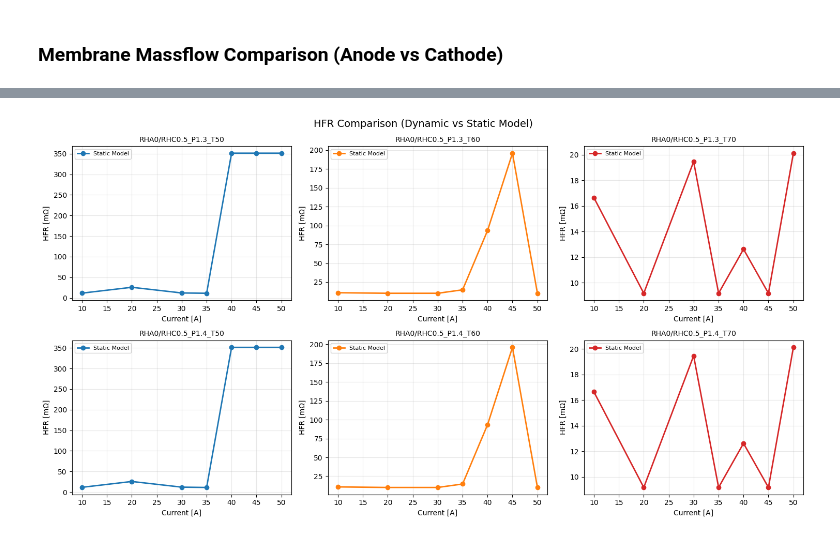
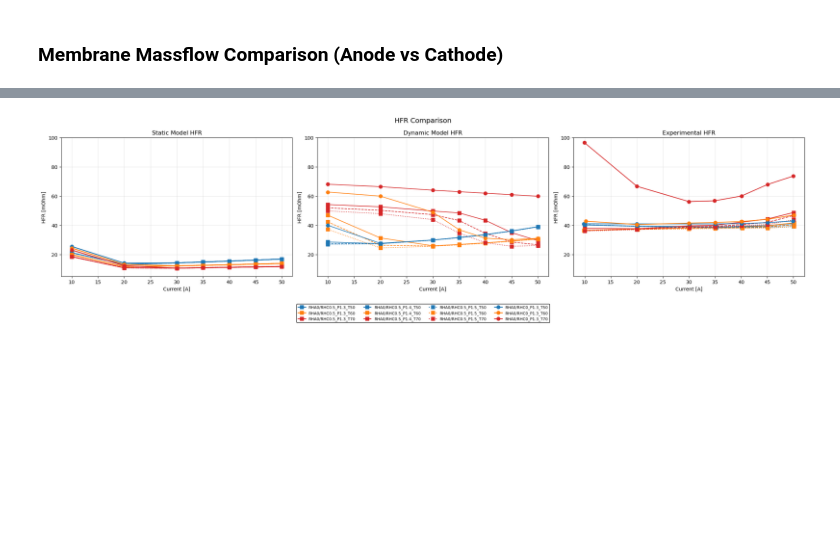
Before and after one commit to YuKwanH/DS-AlphaPEM, a Jupyter notebook: simulation/model/comparison/massflow.ipynb, the cells around one changed output, grey strips where cells are left out. Cells and saved outputs as stored; diff of their text form; code cells hidden in the pictures; blank space fills up the shorter version.

```diff
--- a/simulation/model/comparison/massflow.ipynb
+++ b/simulation/model/comparison/massflow.ipynb
@@ -17,6 +19,9 @@ from model.static import PEMFC_stat
 from model.coefficients import *
 from configuration.initialize import *
 from data.load_experiment import load_aux_data_exp
+
+hfr_path = project_root / "data" / "HFR.xlsx"
+xls = pd.ExcelFile(hfr_path)
 # %% [markdown]
 # Simulation report
 This manuscript is dedicated to compare the simulation result of massflow for dynamic and static model. The polarization curve was obtained by a static current profile
@@ -103,9 +108,10 @@ for RHC in [0, 0.5]:
                 # --------------- Steady-state Simulation  --------------- #
                 Wout_c = 10 + I_LOAD * 2.
                 Win_c = 1 + I_LOAD *2.5
+                Wout_a = 10 + I_LOAD * 3
                 operating_inputs_stat = {'Tfc': T_des + 273.15, 'Phi_a_des': 0, 'Phi_c_des': RHC,
                                                              'Pa_des': P_des * 1e5, 'Pc_des': P_des * 1e5,
-                                                             'Win_c': Win_c, 'Wout_c': Wout_c, 'Win_a': 0, 'Wout_a': 0.2}
+                                                             'Win_c': Win_c, 'Wout_c': Wout_c, 'Win_a': 0, 'Wout_a': Wout_a}
                 model = PEMFC_stat(parameters,operating_inputs_stat)
                 sol = model.solve(I_LOAD/parameters['Aact'])
                 # --------------- Log states for steady-state simulation  --------------- #
@@ -443,45 +462,69 @@ plt.show()
 # %%
-fig, axes = plt.subplots(2, 3, figsize=(15, 8))
-fig.suptitle("HFR Comparison (Dynamic vs Static Model)", fontsize=14)
-axes = axes.flatten()
+exp_hfr_by_cond = {}
+for sheet in xls.sheet_names:
+    df = pd.read_excel(hfr_path, sheet_name=sheet)
+    if ("I_LOAD" not in df.columns) or ("R" not in df.columns):
+        continue
 
-ax_idx = 0
+    m = re.match(r"T(\d+)_P(\d+)_HRC(\d+)", sheet)
+    if not m:
+        continue
+
+    t_val = int(m.group(1))
+    p_tag = int(m.group(2))
+    hrc_tag = int(m.group(3))
+    p_val = 1.0 + p_tag / 1000.0
+    rhc_val = hrc_tag / 100.0
+    cond_key = f"RHA0/RHC{rhc_val:g}_P{p_val:.1f}_T{t_val}"
+
+    x_exp = df["I_LOAD"].to_numpy(dtype=float)
+    y_exp = np.array([ast.literal_eval(v)[0] if isinstance(v, str) else v for v in df["R"]], dtype=float)
+    exp_hfr_by_cond[cond_key] = {"x": x_exp, "y": y_exp}
+
+fig, axes = plt.subplots(1, 3, figsize=(22, 6))
+fig.suptitle("HFR Comparison", fontsize=14)
+ax_static, ax_dynamic, ax_exp = axes
+
+handles, labels = [], []
 for key in sorted(dyn_log_all.keys()):
-    if ax_idx >= len(axes):
-        break
-
     props = get_plot_properties(key)
     states_stat = stat_log_all[key]["states"]
-    massflow_dyn = dyn_log_all[key]["massflow"]
+    states_dyn = dyn_log_all[key]["states"]
 
-    ax = axes[ax_idx]
+    hfr_static = np.array([states["Rohm"] / parameters["Aact"] * n_cell * 1e3 for states in states_stat], dtype=float)
+    hfr_dynamic = np.array([(sum(rmem) + parameters["Re"]) / parameters["Aact"] * n_cell * 1e3 for rmem in states_dyn["Rmem"]], dtype=float)
+    hfr_dynamic += np.array([(rmem) / parameters["Aact"] * n_cell * 1e3 for rmem in states_dyn["Rccl"]], dtype=float)/2
+    hfr_dynamic += np.array([(rmem) / parameters["Aact"] * n_cell * 1e3 for rmem in states_dyn["Racl"]], dtype=float)/2
 
-    # Extract HFR from static model (Rohm is ohmic resistance)
-    hfr_static = [states.get("Rohm", 0) / parameters["Aact"] * n_cell * 1e3 for states in states_stat]  # Convert to mΩ
+    line, = ax_static.plot(I_points, hfr_static, color=props["color"], linestyle=props["linestyle"], marker=props["marker"], linewidth=1.8, markersize=7, label=key)
+    ax_dynamic.plot(I_points, hfr_dynamic, color=props["color"], linestyle=props["linestyle"], marker=props["marker"], linewidth=1.3, markersize=7)
+    handles.append(line)
+    labels.append(key)
 
-    # Extract HFR from dynamic model (if available in massflow data)
-    hfr_dynamic = [massflow.get("Rohm", 0) / parameters["Aact"] * n_cell * 1e3 if "Rohm" in massflow else np.nan for massflow in massflow_dyn]
+    if key in exp_hfr_by_cond:
+        x_exp = exp_hfr_by_cond[key]["x"]
+        y_exp = exp_hfr_by_cond[key]["y"]
+        ax_exp.plot(x_exp, y_exp, color=props["color"], linestyle=props["linestyle"], marker=props["marker"], linewidth=1.5, markersize=7)
 
-    # Plot static model
-    ax.plot(I_points, hfr_static, 'o-', color=props['color'], label='Static Model', linewidth=2, markersize=6)
+ax_exp.set_title("Experimental HFR")
+ax_exp.set_xlabel("Current [A]")
+ax_exp.set_ylabel("HFR [mOhm]")
+ax_exp.grid(True, alpha=0.3)
+ax_exp.set_ylim(5, 100)  # Ensure y-limits can accommodate experimental data
+ax_static.set_title("Static Model HFR")
+ax_static.set_xlabel("Current [A]")
+ax_static.set_ylabel("HFR [mOhm]")
+ax_static.grid(True, alpha=0.3)
+ax_static.set_ylim(ax_exp.get_ylim())
+ax_dynamic.set_title("Dynamic Model HFR")
+ax_dynamic.set_xlabel("Current [A]")
+ax_dynamic.set_ylabel("HFR [mOhm]")
+ax_dynamic.grid(True, alpha=0.3)
+ax_dynamic.set_ylim(ax_exp.get_ylim())
 
-    # Plot dynamic model if available
-    if not all(np.isnan(hfr_dynamic)):
-        ax.plot(I_points, hfr_dynamic, 's--', color=props['color'], alpha=0.6, label='Dynamic Model', linewidth=1.5, markersize=5)
+fig.legend(handles, labels, loc="lower center", bbox_to_anchor=(0.5, 0), ncol=4, fontsize=8, frameon=True, facecolor="white", edgecolor="black", framealpha=1.0)
 
-    ax.set_title(key, fontsize=10)
-    ax.set_xlabel("Current [A]")
-    ax.set_ylabel("HFR [mΩ]")
-    ax.grid(True, alpha=0.3)
-    ax.legend(fontsize=8)
-
-    ax_idx += 1
-
-# Hide unused subplots
-for idx in range(ax_idx, len(axes)):
-    axes[idx].set_visible(False)
-
-plt.tight_layout()
+plt.tight_layout(rect=[0, 0.13, 1, 1])
 plt.show()
 # %% [output]
-[figure, old version]
+[figure, new version]
```
Also changed, not shown: parts of 7 cells of this notebook, 7 other files.
